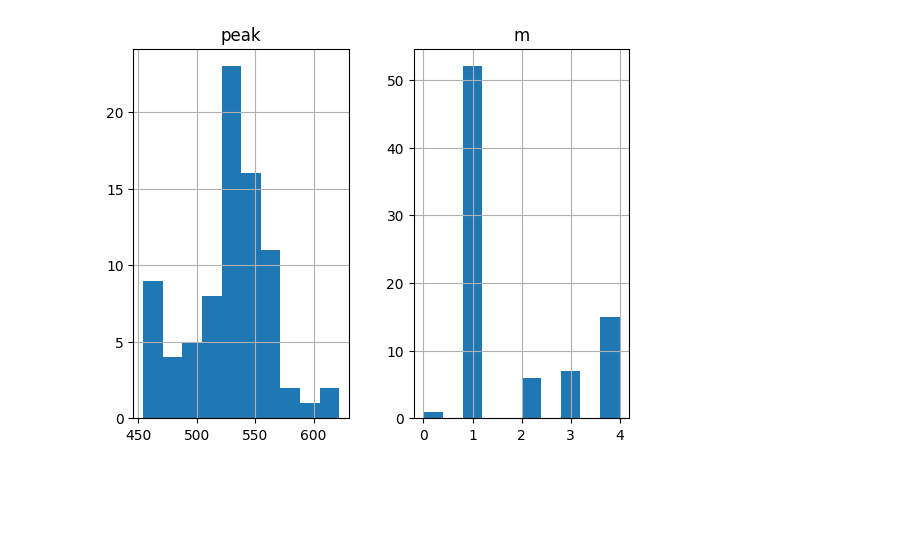
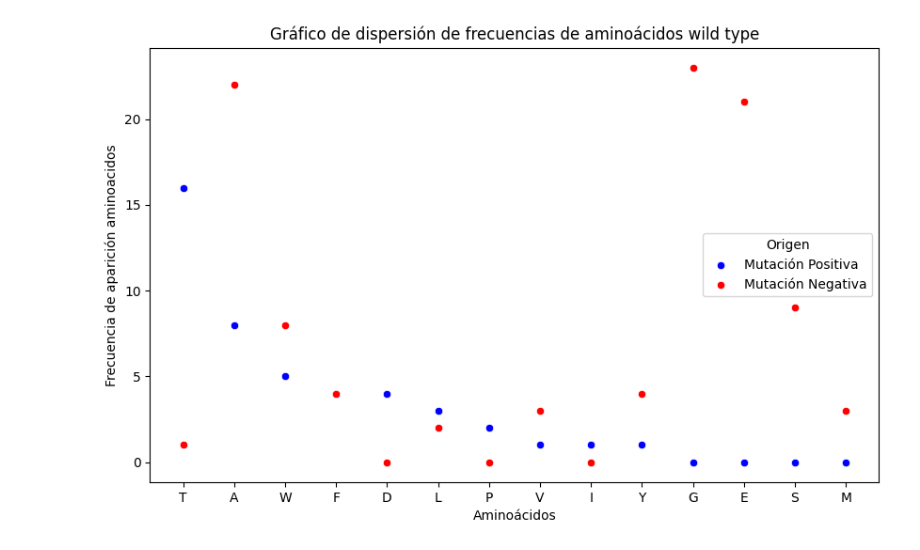
Before and after one commit to JmartinUmag/Bioinfo, a Jupyter notebook: Taller/absorption.ipynb, the cells around one changed output. Saved outputs shown, nothing was run; the diff lists cells and outputs as text; code cells hidden in the pictures; blank space fills up the shorter version.

```diff
--- a/Taller/absorption.ipynb
+++ b/Taller/absorption.ipynb
@@ -9,5 +7,6 @@ from sklearn.metrics import pairwise_distances_argmin_min
 # %%
-df1=pd.read_csv('absortion.csv')
+#Lee ambos archivos, los concatena y elimina la columna target ya que peak cumple el mismo rol.
+df1=pd.read_csv('absorption.csv')
 df2 = pd.read_csv('absorption.txt')
 df= pd.concat([df1, df2], axis=1)
 df.drop('target', axis=1, inplace=True)
@@ -118,5 +55,43 @@ dtype: int64
-# %%
-df.hist()
-plt.show()
-# %% [output]
-[figure, removed]
+# %%
+#Se toman los datos de la columna origin la cual representan los aminoacidos wild type de las mutaciones positivas.
+df_origin_positive=[]
+
+for i in range(len(df_positive["origin"])):
+    if df_positive["origin"][i]!=None:
+        for j in range(len(df_positive["origin"][i])):
+            letter=df_positive["origin"][i][j]
+            df_origin_positive.append(letter)
+df_origin_positive=pd.DataFrame(df_origin_positive)
+df_origin_positive.columns=["letter"]
+# %%
+df_origin_negative=[]
+
+for i in range(len(df_negative["origin"])):
+    if df_negative["origin"][i]!=None:
+        for j in range(len(df_negative["origin"][i])):
+            letter=df_negative["origin"][i][j]
+            df_origin_negative.append(letter)
+df_origin_negative=pd.DataFrame(df_origin_negative)
+df_origin_negative.columns=["letter"]
+# %%
+#Se cuentan la cantidad de repeticiones de cada aminoacido en las mutaciones positivas de los aminoacidos wild type y se guardan en un dataframe.
+letter_frequencies_positive = df_origin_positive['letter'].value_counts().reset_index()
+letter_frequencies_positive.columns = ['letter', 'frequency_positive']
+
+letter_frequencies_negative = df_origin_negative['letter'].value_counts().reset_index()
+letter_frequencies_negative.columns = ['letter', 'frequency_negative']
+
+#Se combinan las frecuencias de ambas categorías para tenerlas en un mismo grafico
+letter_frequencies_combined = letter_frequencies_positive.merge(letter_frequencies_negative, on='letter', how='outer').fillna(0)
+
+#Se crea un gráfico de dispersión con colores diferentes para Positive y Negative
+plt.figure(figsize=(10, 6))
+sns.scatterplot(data=letter_frequencies_combined, x='letter', y='frequency_positive', color='blue', label='Mutación Positiva')
+sns.scatterplot(data=letter_frequencies_combined, x='letter', y='frequency_negative', color='red', label='Mutación Negativa')
+plt.xlabel("Aminoácidos")
+plt.ylabel("Frecuencia de aparición aminoacidos")
+plt.title("Gráfico de dispersión de frecuencias de aminoácidos wild type")
+plt.legend(title="Origen")
+plt.show()
+# %% [output]
+[figure, added]
```
Also changed, not shown: parts of 14 cells of this notebook, 3 other files.
